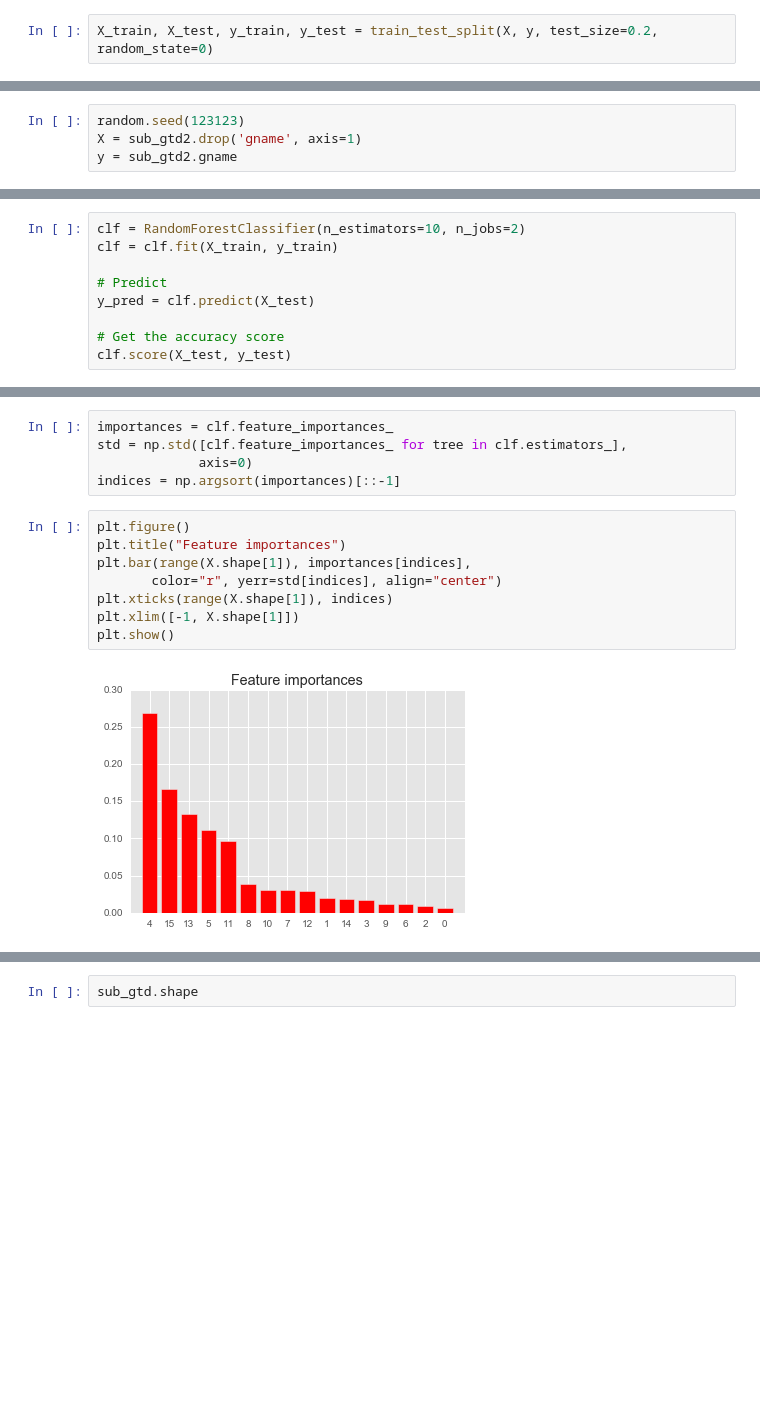
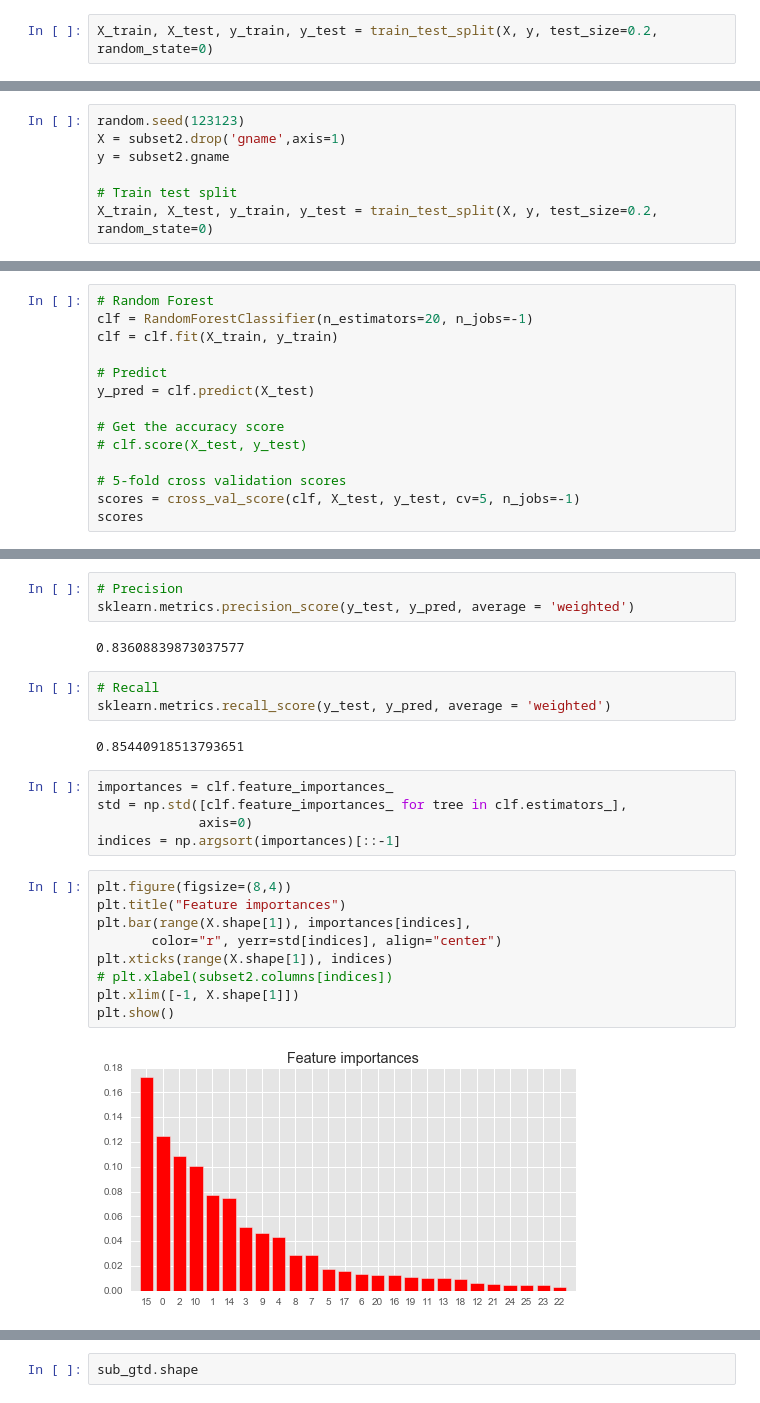
Before and after one commit to qwang51/Global-Terrorism, a Jupyter notebook: Exploratory Analysis.ipynb, the cells around one changed output, grey strips where cells are left out. Saved outputs shown, nothing was run; the diff lists cells and outputs as text; blank space fills up the shorter version.

```diff
--- a/Exploratory Analysis.ipynb
+++ b/Exploratory Analysis.ipynb
@@ -362,4 +287,7 @@ clf.score(X_test, y_test)
 # %%
 random.seed(123123)
-X = sub_gtd2.drop('gname', axis=1)
-y = sub_gtd2.gname
+X = subset2.drop('gname',axis=1)
+y = subset2.gname
+
+# Train test split
+X_train, X_test, y_train, y_test = train_test_split(X, y, test_size=0.2, random_state=0)
@@ -368,10 +296,15 @@ X_train, X_test, y_train, y_test = train_test_split(X, y, test_size=0.2, random_
 # %%
-clf = RandomForestClassifier(n_estimators=10, n_jobs=2)
+# Random Forest
+clf = RandomForestClassifier(n_estimators=20, n_jobs=-1)
 clf = clf.fit(X_train, y_train)
 
 # Predict
 y_pred = clf.predict(X_test)
 
 # Get the accuracy score
-clf.score(X_test, y_test)
+# clf.score(X_test, y_test)
+
+# 5-fold cross validation scores
+scores = cross_val_score(clf, X_test, y_test, cv=5, n_jobs=-1)
+scores
 # %% [output]
@@ -379,16 +318,27 @@ clf.score(X_test, y_test)
+# %%
+# Precision
+sklearn.metrics.precision_score(y_test, y_pred, average = 'weighted')
+# %% [output]
+0.83608839873037577
+# %%
+# Recall
+sklearn.metrics.recall_score(y_test, y_pred, average = 'weighted')
+# %% [output]
+0.85440918513793651
 # %%
 importances = clf.feature_importances_
 std = np.std([clf.feature_importances_ for tree in clf.estimators_],
              axis=0)
 indices = np.argsort(importances)[::-1]
 # %%
-plt.figure()
+plt.figure(figsize=(8,4))
 plt.title("Feature importances")
 plt.bar(range(X.shape[1]), importances[indices],
        color="r", yerr=std[indices], align="center")
 plt.xticks(range(X.shape[1]), indices)
+# plt.xlabel(subset2.columns[indices])
 plt.xlim([-1, X.shape[1]])
 plt.show()
 # %% [output]
-[figure, old version]
+[figure, new version]
 # %%
```
Also changed, not shown: parts of 86 cells of this notebook.
